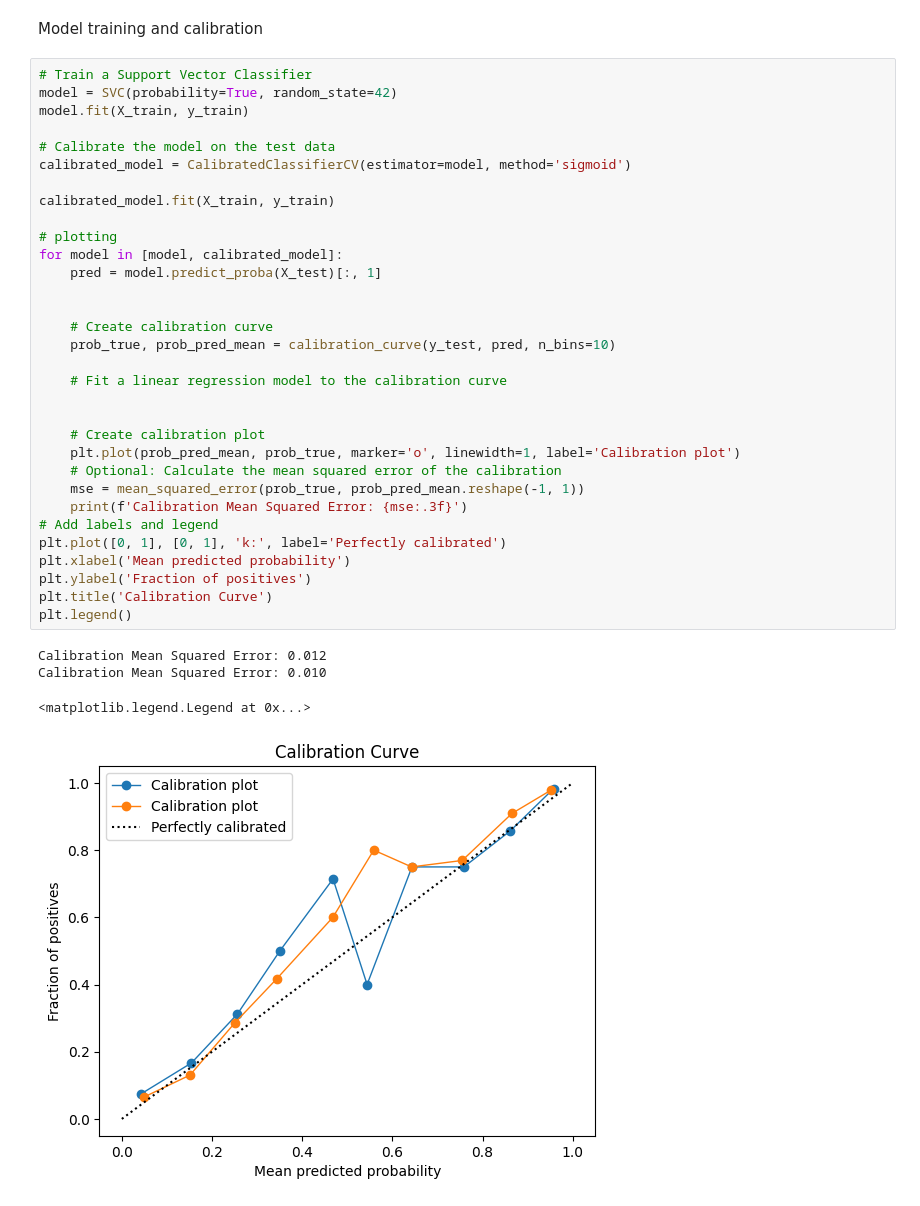
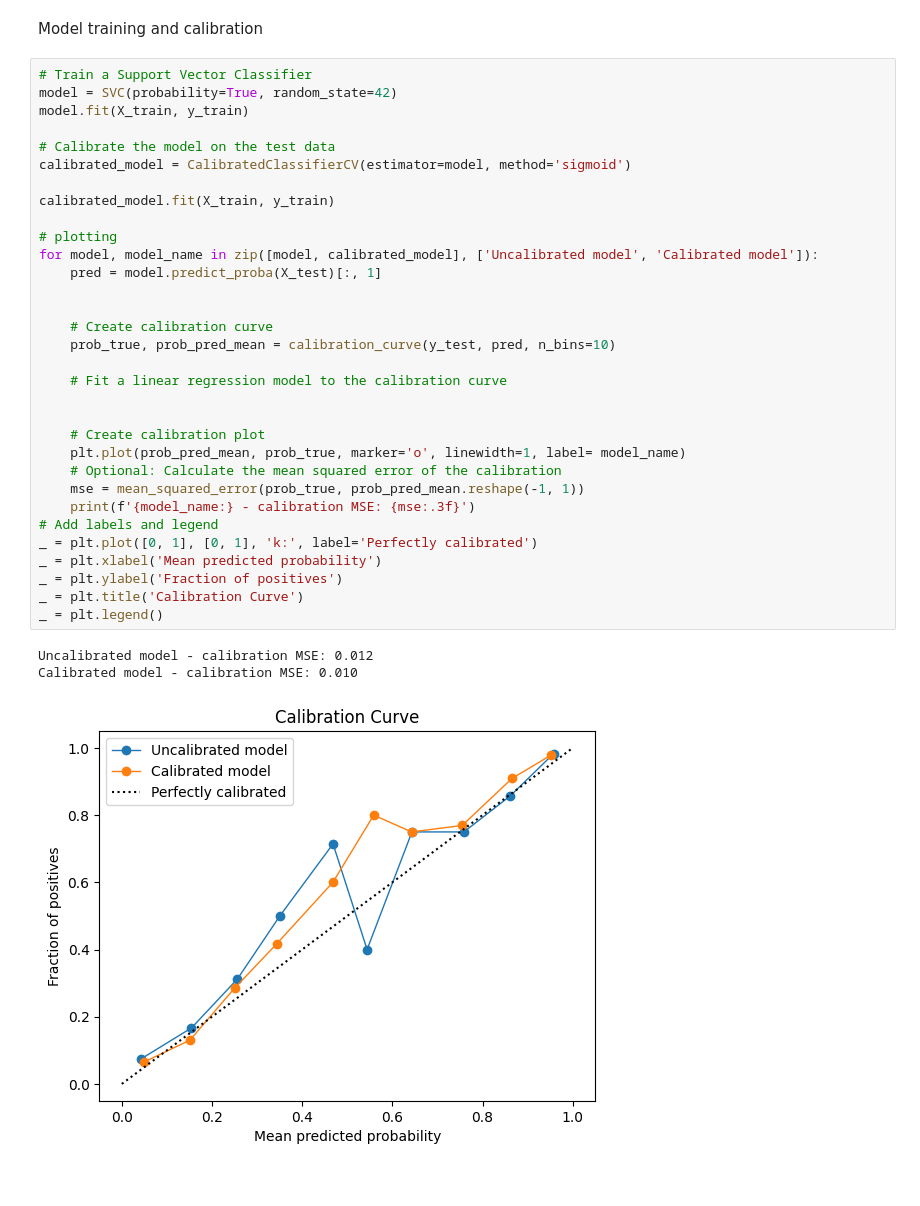
Before and after one commit to davidov312/CausalInference, a Jupyter notebook: scripts/ml_model_calibration.ipynb, the cells around one changed output. Saved outputs shown, nothing was run; the diff lists cells and outputs as text.

```diff
--- a/scripts/ml_model_calibration.ipynb
+++ b/scripts/ml_model_calibration.ipynb
@@ -23,37 +23,36 @@ Model training and calibration
 # %%
 # Train a Support Vector Classifier
 model = SVC(probability=True, random_state=42)
 model.fit(X_train, y_train)
 
 # Calibrate the model on the test data
 calibrated_model = CalibratedClassifierCV(estimator=model, method='sigmoid')
 
 calibrated_model.fit(X_train, y_train)
 
 # plotting
-for model in [model, calibrated_model]:
+for model, model_name in zip([model, calibrated_model], ['Uncalibrated model', 'Calibrated model']):
     pred = model.predict_proba(X_test)[:, 1]
 
 
     # Create calibration curve
     prob_true, prob_pred_mean = calibration_curve(y_test, pred, n_bins=10)
 
     # Fit a linear regression model to the calibration curve
 
 
     # Create calibration plot
-    plt.plot(prob_pred_mean, prob_true, marker='o', linewidth=1, label='Calibration plot')
+    plt.plot(prob_pred_mean, prob_true, marker='o', linewidth=1, label= model_name)
     # Optional: Calculate the mean squared error of the calibration
     mse = mean_squared_error(prob_true, prob_pred_mean.reshape(-1, 1))
-    print(f'Calibration Mean Squared Error: {mse:.3f}')
+    print(f'{model_name:} - calibration MSE: {mse:.3f}')
 # Add labels and legend
-plt.plot([0, 1], [0, 1], 'k:', label='Perfectly calibrated')
-plt.xlabel('Mean predicted probability')
-plt.ylabel('Fraction of positives')
-plt.title('Calibration Curve')
-plt.legend()
+_ = plt.plot([0, 1], [0, 1], 'k:', label='Perfectly calibrated')
+_ = plt.xlabel('Mean predicted probability')
+_ = plt.ylabel('Fraction of positives')
+_ = plt.title('Calibration Curve')
+_ = plt.legend()
 # %% [output]
-Calibration Mean Squared Error: 0.012
-Calibration Mean Squared Error: 0.010
+Uncalibrated model - calibration MSE: 0.012
+Calibrated model - calibration MSE: 0.010
-<matplotlib.legend.Legend at 0x...>
-[figure, old version]
+[figure, new version]
```
